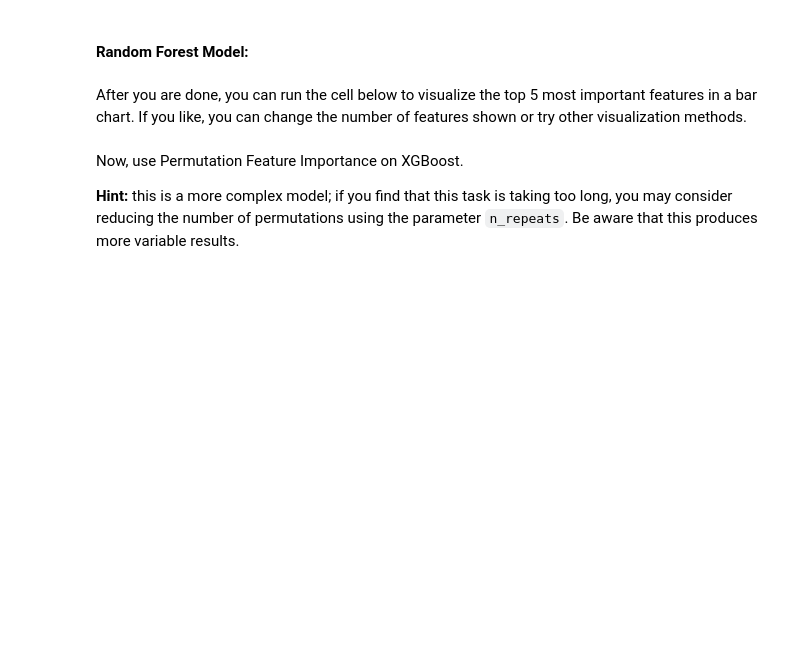
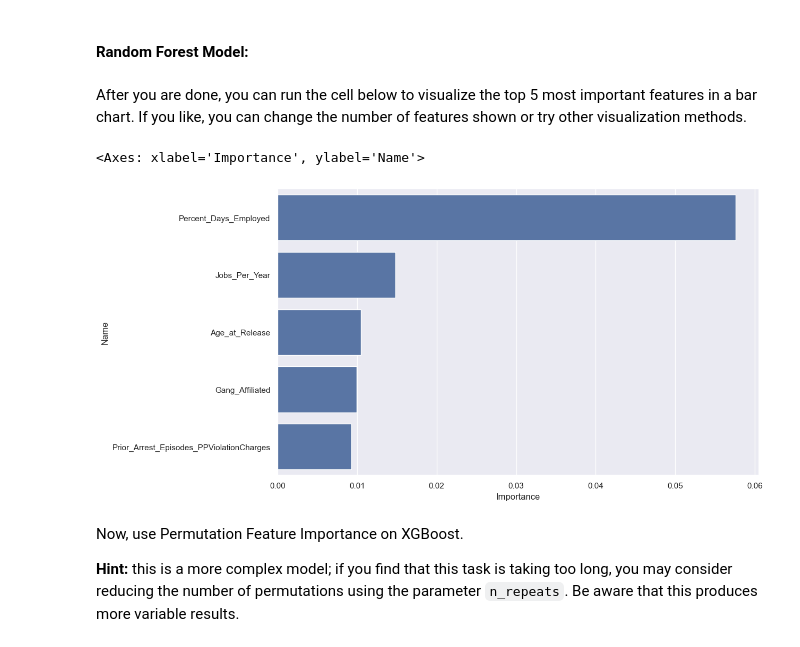
Before and after one commit to wsl0917/DSCI430_module2_assignment, a Jupyter notebook: Module 3 assignment-1.ipynb, the cells around one changed output. Cells and saved outputs as stored; diff of their text form; code cells hidden in the pictures; blank space fills up the shorter version.

```diff
--- a/Module 3 assignment-1.ipynb
+++ b/Module 3 assignment-1.ipynb
@@ -642,15 +699,18 @@ Luckily for us, Permutation Feature Importance already exists as a function in S
 #### Random Forest Model:
 # %%
 # Use permutation_importance on the random forest model, and save the result in a variable called "out"
-out = permutation_importance(rf_model, X_test, y_test, n_repeats=20)
+out = permutation_importance(rf_model, X_test, y_test)
 # %% [markdown]
 After you are done, you can run the cell below to visualize the top 5 most important features in a bar chart. If you like, you can change the number of features shown or try other visualization methods.
 # %%
 result = pd.DataFrame({"Name": X_test.columns, "Importance": out["importances_mean"], "STD": out["importances_std"]})
 result = result.sort_values(by=['Importance'], ascending=False)
 
-sns.set(rc={'figure.figsize':(11.7,7)})
+sns.set_theme(rc={'figure.figsize':(11.7,7)})
 sns.barplot(data=result[:5], y="Name", x="Importance")
+# %% [output]
+<Axes: xlabel='Importance', ylabel='Name'>
+[figure, added]
 # %% [markdown]
 Now, use Permutation Feature Importance on XGBoost.
 
```
Also changed, not shown: parts of 7 cells of this notebook.
